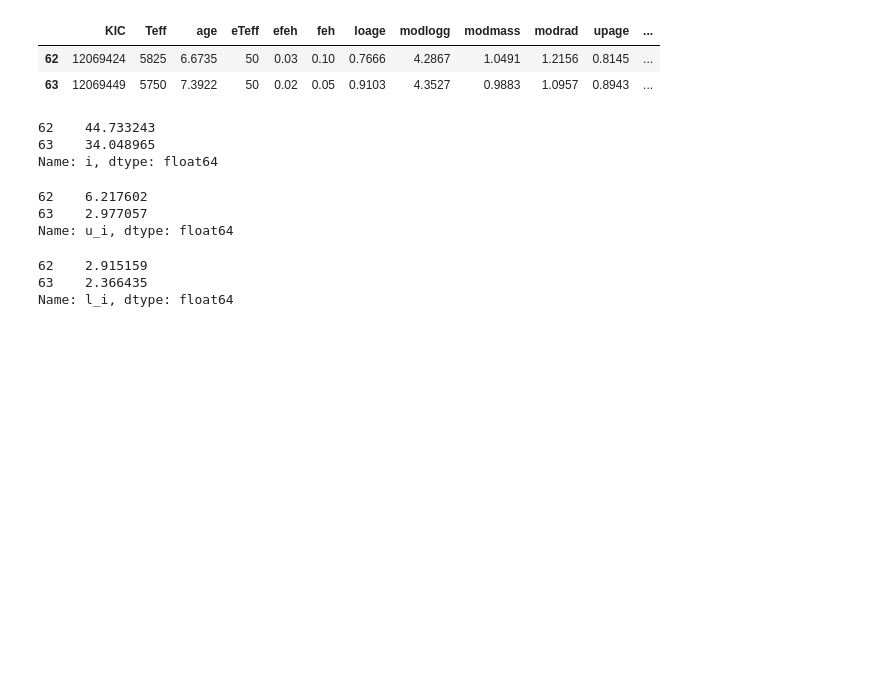
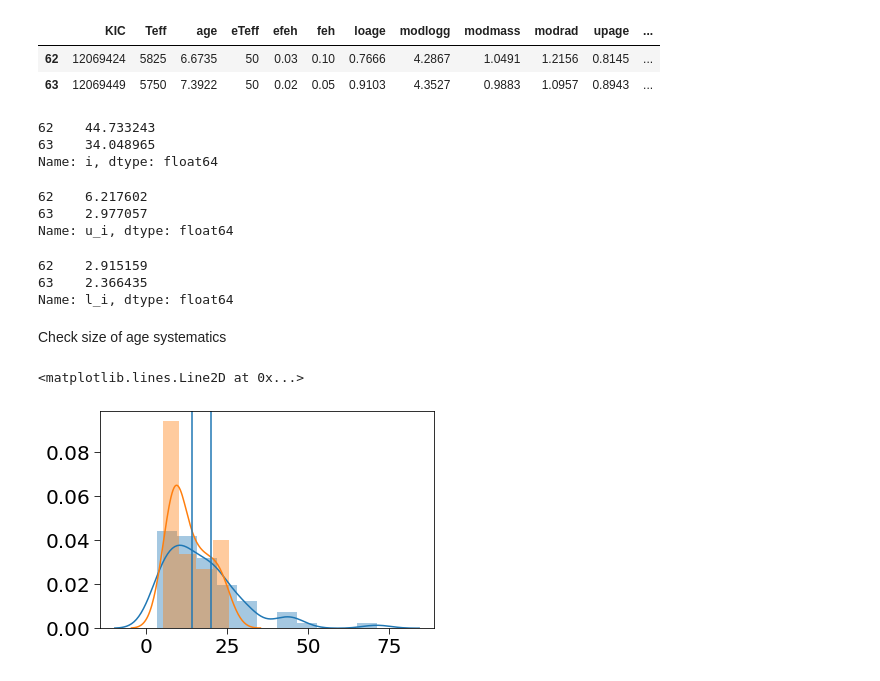
Before and after one commit to ojhall94/malatium, a Jupyter notebook: paper/paper_checks.ipynb, the cells around one changed output. Drawn from its saved outputs; the diff is of its cells as text; code cells hidden in the pictures; blank space fills up the shorter version.

```diff
--- a/paper/paper_checks.ipynb
+++ b/paper/paper_checks.ipynb
@@ -150,3 +150,14 @@ np.rad2deg(cyg['l_i'])
 62    2.915159
 63    2.366435
 Name: l_i, dtype: float64
+# %% [markdown]
+Check size of age systematics
+# %%
+sns.distplot(100*ati[ati.source=='L'].upage/ati[ati.source=='L'].age)
+sns.distplot(100*ati[ati.source=='K'].upage/ati[ati.source=='K'].age)
+
+plt.axvline(14)
+plt.axvline(20)
+# %% [output]
+<matplotlib.lines.Line2D at 0x...>
+[figure, added]
```
Also changed, not shown: parts of 2 cells of this notebook, 1 other file.
